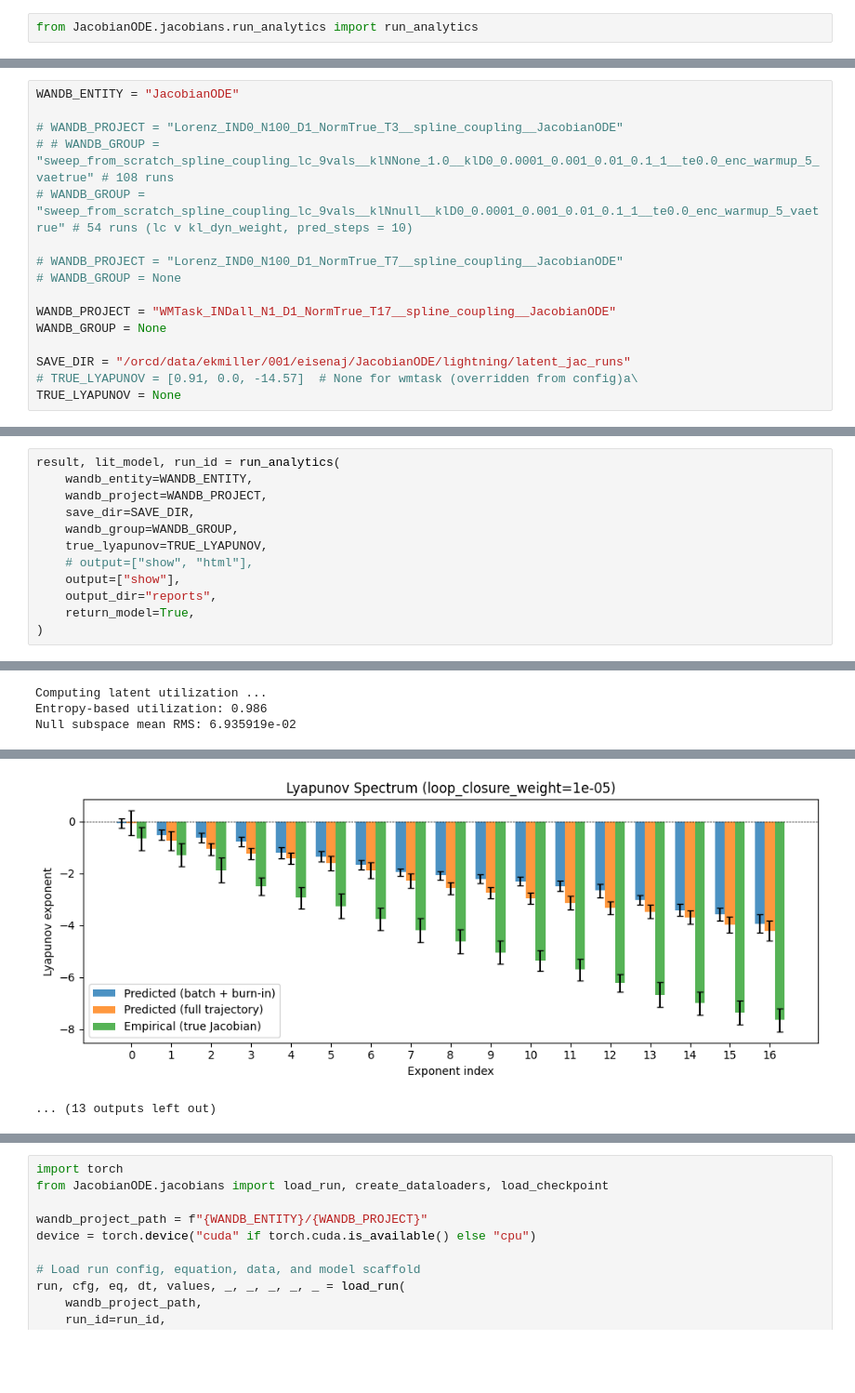
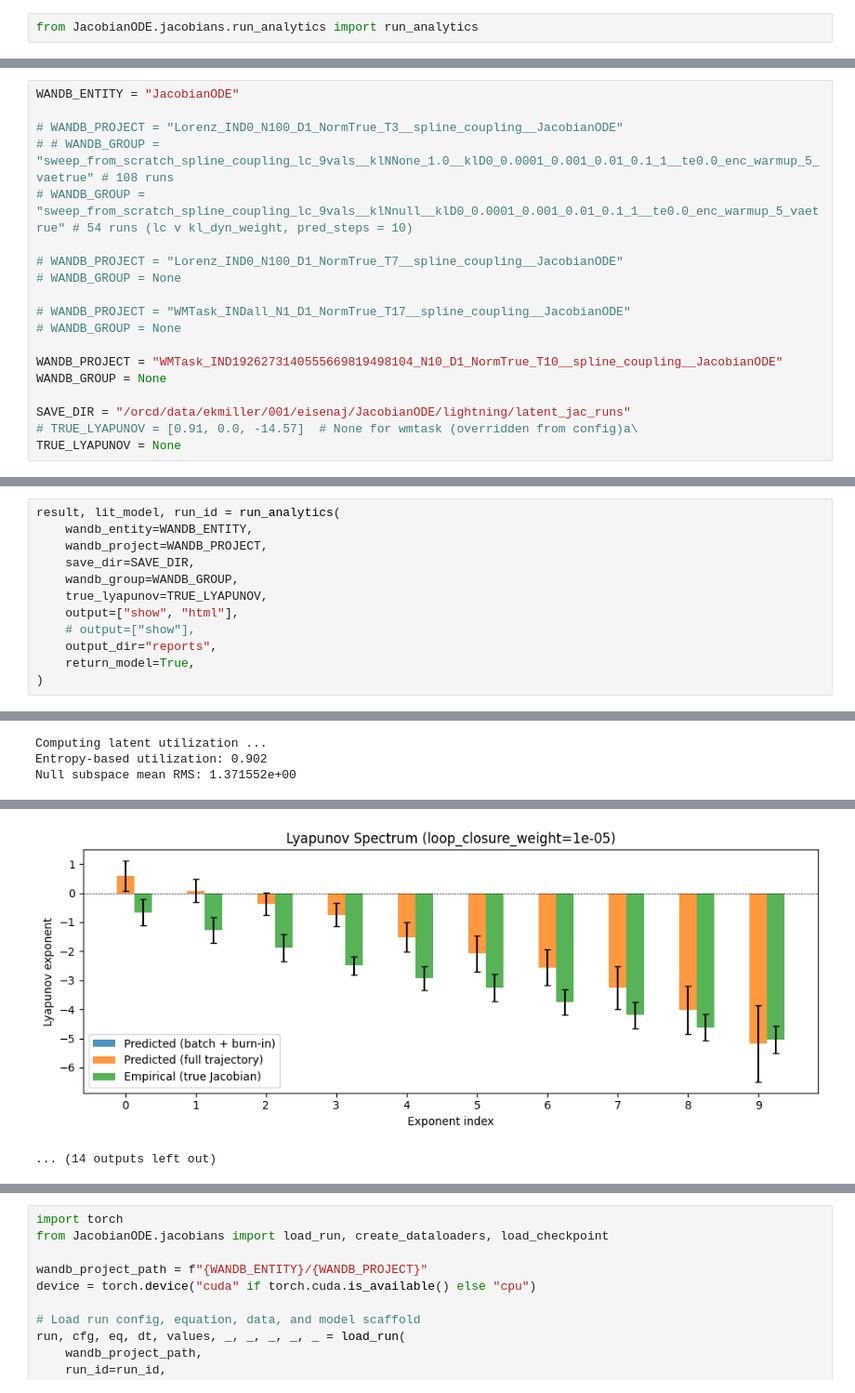
Before and after one commit to adamjeisen/JacobianODE, a Jupyter notebook: _jupyter/Sweep Analytics Report.ipynb, the cells around one changed output, grey strips where cells are left out. Shown at 93% size. Drawn from its saved outputs; the diff is of its cells as text; blank space fills up the shorter version.

```diff
--- a/_jupyter/Sweep Analytics Report.ipynb
+++ b/_jupyter/Sweep Analytics Report.ipynb
@@ -13,7 +15,10 @@ WANDB_ENTITY = "JacobianODE"
 # WANDB_PROJECT = "Lorenz_IND0_N100_D1_NormTrue_T7__spline_coupling__JacobianODE"
 # WANDB_GROUP = None
 
-WANDB_PROJECT = "WMTask_INDall_N1_D1_NormTrue_T17__spline_coupling__JacobianODE"
+# WANDB_PROJECT = "WMTask_INDall_N1_D1_NormTrue_T17__spline_coupling__JacobianODE"
+# WANDB_GROUP = None
+
+WANDB_PROJECT = "WMTask_IND1926273140555669819498104_N10_D1_NormTrue_T10__spline_coupling__JacobianODE"
 WANDB_GROUP = None
 
 SAVE_DIR = "/orcd/data/ekmiller/001/eisenaj/JacobianODE/lightning/latent_jac_runs"
@@ -26,8 +89,8 @@ result, lit_model, run_id = run_analytics(
     save_dir=SAVE_DIR,
     wandb_group=WANDB_GROUP,
     true_lyapunov=TRUE_LYAPUNOV,
-    # output=["show", "html"],
-    output=["show"],
+    output=["show", "html"],
+    # output=["show"],
     output_dir="reports",
     return_model=True,
 )
@@ -66,3 +130,3 @@ Free-running MASE:   0.4242
 Computing latent utilization ...
-Entropy-based utilization: 0.986
-Null subspace mean RMS: 6.935919e-02
+Entropy-based utilization: 0.902
+Null subspace mean RMS: 1.371552e+00
@@ -83,6 +147,6 @@ Predicted Lyapunov exponents (batch+burn-in, 128 windowed trajs):
   λ_125 = -32.8539 ± 0.2563
   λ_126 = -33.0346 ± 0.2213
   λ_127 = -33.2263 ± 0.2320
   λ_128 = -33.4865 ± 0.3722
-[figure, old version]
+[figure, new version]
-... (13 outputs left out)
+... (14 outputs left out)
```
Also changed, not shown: parts of 4 cells of this notebook, 7 other files.
